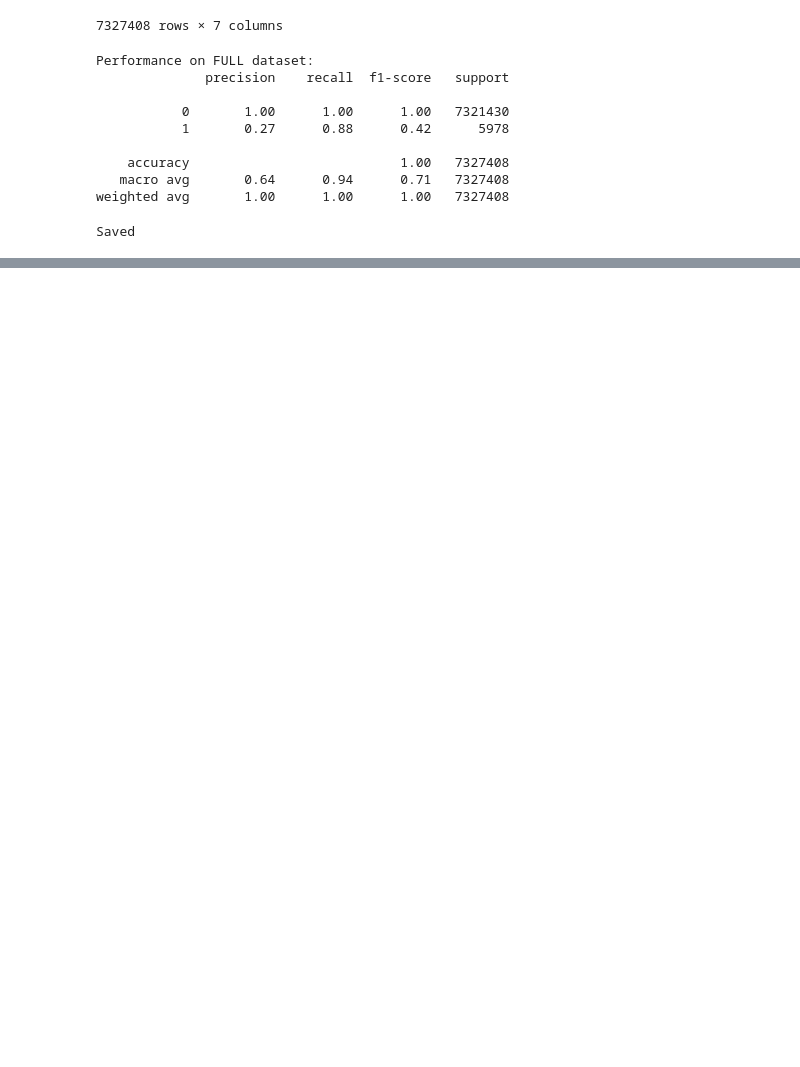
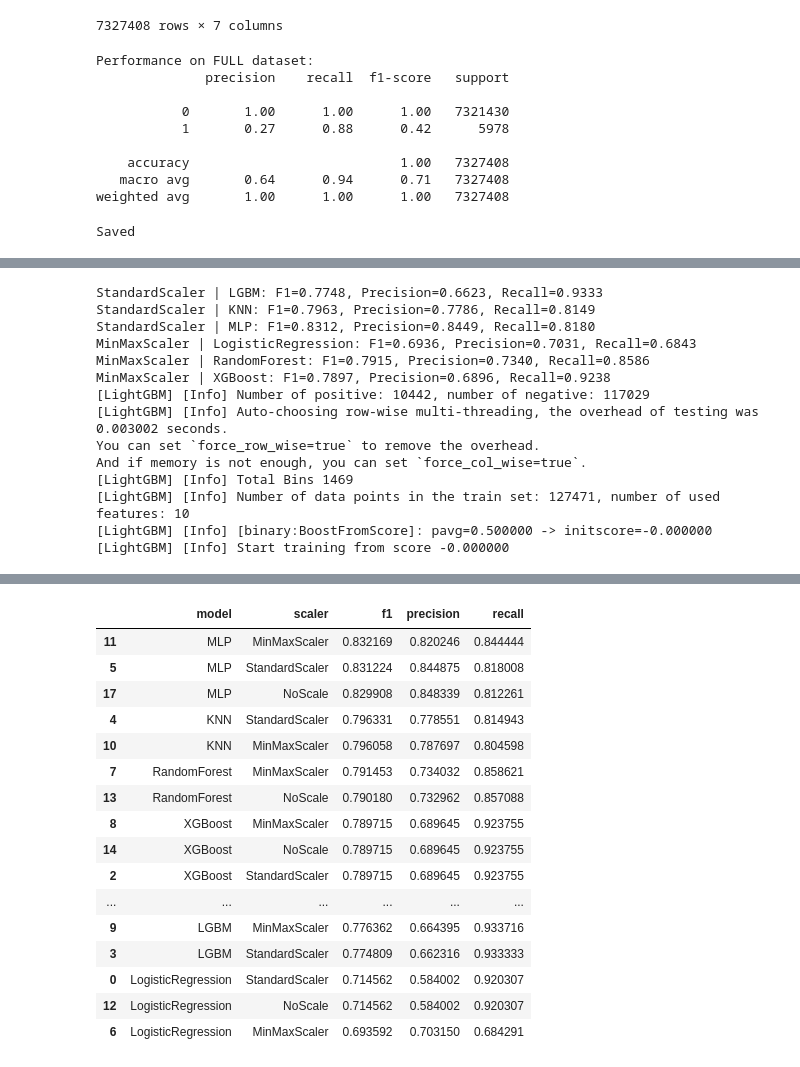
Before and after one commit to Basim592003/GitPulse, a Jupyter notebook: ml/training.ipynb, the cells around one changed output, grey strips where cells are left out. Saved outputs shown, nothing was run; the diff lists cells and outputs as text; code cells hidden in the pictures; blank space fills up the shorter version.

```diff
--- a/ml/training.ipynb
+++ b/ml/training.ipynb
@@ -321,2 +320,20 @@ print("Saved")
 # %% [output]
 Saved
+# %%
+model = joblib.load("model_viral.pkl")
+scaler = joblib.load("scaler_viral.pkl")
+
+feature_cols = ["stars", "forks", "pushes", "prs", "issues",
+                "avg_stars_7d", "avg_forks_7d", "avg_pushes_7d",
+                "star_velocity", "fork_ratio"]
+
+X = df[feature_cols]
+X_scaled = scaler.transform(X)
+
+df["viral_prob"] = model.predict_proba(X_scaled)[:, 1]
+df["viral_pred"] = (df["viral_prob"] >= 0.7).astype(int)
+
+print(f"Predicted viral: {df['viral_pred'].sum()}")
+print(f"Actual viral: {df['viral'].sum()}")
+print("\nPerformance:")
+print(classification_report(df["viral"], df["viral_pred"]))
@@ -322,0 +392,31 @@ Saved
+# %%
+
+for scaler_name, scaler in scalers.items():
+    if scaler is None:
+        X_train_proc = X_train
+        X_test_proc = X_test
+    else:
+        scaler = scalers[scaler_name].__class__()
+        X_train_proc = scaler.fit_transform(X_train)
+        X_test_proc = scaler.transform(X_test)
+
+    for model_name, model in classification_models.items():
+        model_fresh = model.__class__(**model.get_params())
+        model_fresh.fit(X_train_proc, y_train)
+        y_pred = model_fresh.predict(X_test_proc)
+
+        f1 = f1_score(y_test, y_pred)
+        precision = precision_score(y_test, y_pred)
+        recall = recall_score(y_test, y_pred)
+
+        results["model"].append(model_name)
+        results["scaler"].append(scaler_name)
+        results["f1"].append(f1)
+        results["precision"].append(precision)
+        results["recall"].append(recall)
+
+        print(f"{scaler_name} | {model_name}: F1={f1:.4f}, Precision={precision:.4f}, Recall={recall:.4f}")
+
+results_df = pd.DataFrame(results)
+results_df.sort_values("f1", ascending=False)
+# %% [output]
@@ -322,0 +434,14 @@ Saved
+StandardScaler | LGBM: F1=0.7748, Precision=0.6623, Recall=0.9333
+StandardScaler | KNN: F1=0.7963, Precision=0.7786, Recall=0.8149
+StandardScaler | MLP: F1=0.8312, Precision=0.8449, Recall=0.8180
+MinMaxScaler | LogisticRegression: F1=0.6936, Precision=0.7031, Recall=0.6843
+MinMaxScaler | RandomForest: F1=0.7915, Precision=0.7340, Recall=0.8586
+MinMaxScaler | XGBoost: F1=0.7897, Precision=0.6896, Recall=0.9238
+[LightGBM] [Info] Number of positive: 10442, number of negative: 117029
+[LightGBM] [Info] Auto-choosing row-wise multi-threading, the overhead of testing was 0.003002 seconds.
+You can set `force_row_wise=true` to remove the overhead.
+And if memory is not enough, you can set `force_col_wise=true`.
+[LightGBM] [Info] Total Bins 1469
+[LightGBM] [Info] Number of data points in the train set: 127471, number of used features: 10
+[LightGBM] [Info] [binary:BoostFromScore]: pavg=0.500000 -> initscore=-0.000000
+[LightGBM] [Info] Start training from score -0.000000
@@ -322,0 +465,17 @@ Saved
+|  | model | scaler | f1 | precision | recall |
+| 11 | MLP | MinMaxScaler | 0.832169 | 0.820246 | 0.844444 |
+| 5 | MLP | StandardScaler | 0.831224 | 0.844875 | 0.818008 |
+| 17 | MLP | NoScale | 0.829908 | 0.848339 | 0.812261 |
+| 4 | KNN | StandardScaler | 0.796331 | 0.778551 | 0.814943 |
+| 10 | KNN | MinMaxScaler | 0.796058 | 0.787697 | 0.804598 |
+| 7 | RandomForest | MinMaxScaler | 0.791453 | 0.734032 | 0.858621 |
+| 13 | RandomForest | NoScale | 0.790180 | 0.732962 | 0.857088 |
+| 8 | XGBoost | MinMaxScaler | 0.789715 | 0.689645 | 0.923755 |
+| 14 | XGBoost | NoScale | 0.789715 | 0.689645 | 0.923755 |
+| 2 | XGBoost | StandardScaler | 0.789715 | 0.689645 | 0.923755 |
+| ... | ... | ... | ... | ... | ... |
+| 9 | LGBM | MinMaxScaler | 0.776362 | 0.664395 | 0.933716 |
+| 3 | LGBM | StandardScaler | 0.774809 | 0.662316 | 0.933333 |
+| 0 | LogisticRegression | StandardScaler | 0.714562 | 0.584002 | 0.920307 |
+| 12 | LogisticRegression | NoScale | 0.714562 | 0.584002 | 0.920307 |
+| 6 | LogisticRegression | MinMaxScaler | 0.693592 | 0.703150 | 0.684291 |
```
Also changed, not shown: parts of 7 cells of this notebook, 8 other files.
